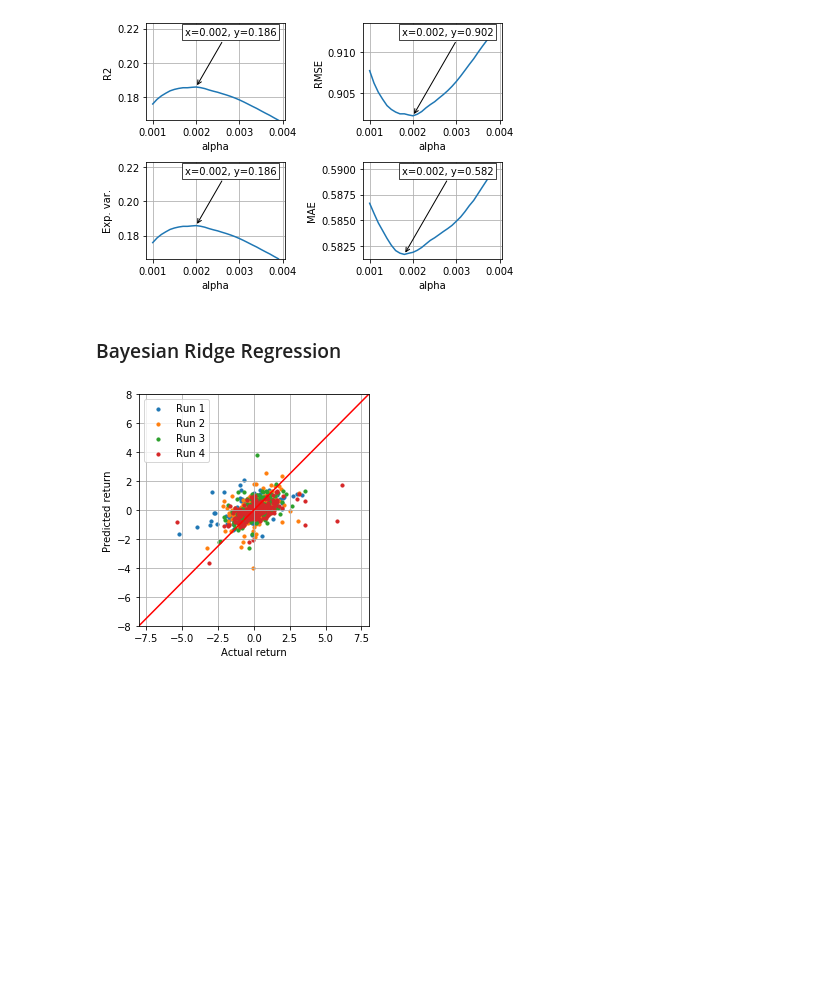
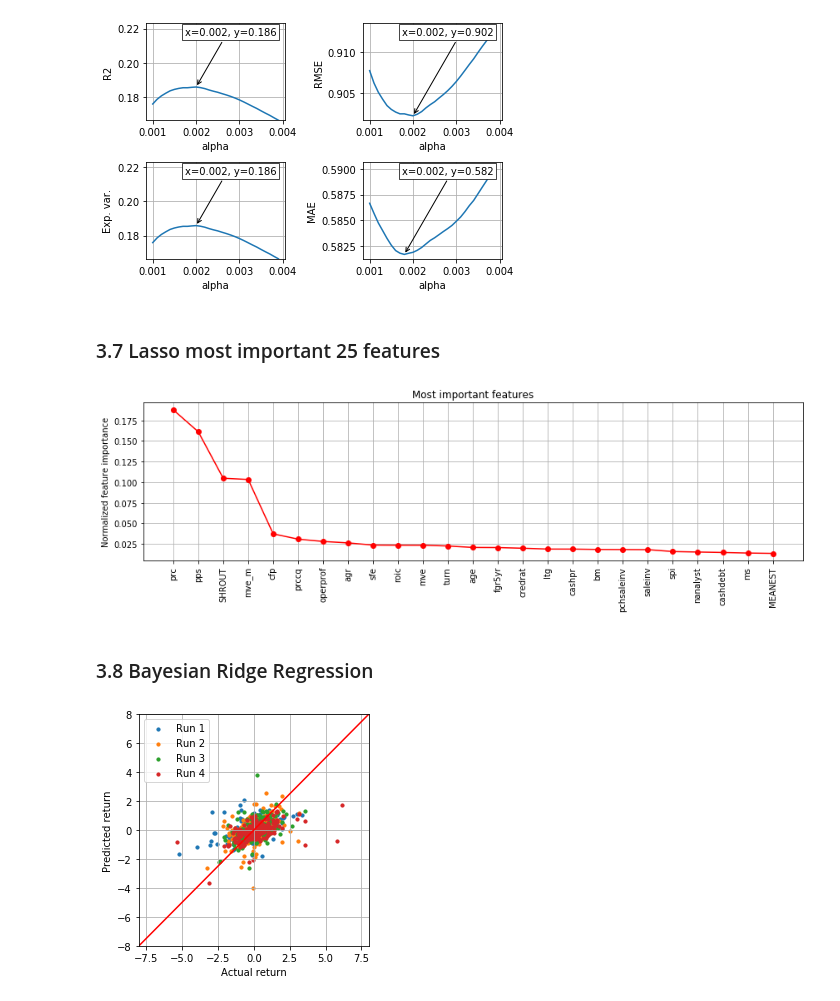
Before and after one commit to yxr126/yujiaren, a Jupyter notebook: Stock_return.ipynb, the cells around one changed output. Cells and saved outputs as stored; diff of their text form; code cells hidden in the pictures; blank space fills up the shorter version.

```diff
--- a/Stock_return.ipynb
+++ b/Stock_return.ipynb
@@ -324,12 +330,15 @@ def evaluation(x, y, metric, alpha, if_plot=True):
     x_trains, x_tests, y_trains, y_tests = k_fold(x, y, n_splits=4)
     y_true = []
     y_pred = []
+    coeffs = []
     for i in range(len(x_trains)):
         x_train = x_trains[i]
         x_test = x_tests[i]
         y_train = y_trains[i]
         y_test = y_tests[i]
-        y_pred.append(metric(x_train, x_test, y_train, y_test, alpha)[0])
+        result = metric(x_train, x_test, y_train, y_test, alpha)
+        y_pred.append(result[0])
+        coeffs.append(result[1])
         y_true.append(y_tests[i])
     # evaluation
     if if_plot == True:
@@ -345,7 +354,10 @@ def evaluation(x, y, metric, alpha, if_plot=True):
         print('RMSE: {:>20.4f}'.format(rmse))
         print('MAE: {:>21.4f}'.format(mae))
         print('Explained variance: {:>4.4f}'.format(expl))
-    return r2, rmse, expl, mae
+    if metric == lasso:
+        return r2, rmse, expl, mae, coeffs
+    else:
+        return r2, rmse, expl, mae
 # %%
 x, y, column_names = generate_data(sic2_number=1)
 # %% [markdown]
@@ -382,5 +394,5 @@ plot_alpha_effect(x, y, metric=ridge, alphas=alphas)
 # %%
-r2, rmse, expl, mae = evaluation(x, y, metric=lasso, alpha=0.002)
+r2, rmse, expl, mae, coeffs = evaluation(x, y, metric=lasso, alpha=0.002)
 # %% [output]
 [figure]
 R2:                 0.1859
@@ -394,8 +406,28 @@ alphas = np.arange(0.001, 0.004, 0.0001)
 plot_alpha_effect(x, y, metric=lasso, alphas=alphas)
 # %% [output]
 [figure]
+# %% [markdown]
+### 3.7 Lasso most important 25 features
+# %%
+coeff = np.array(coeffs)
+coeff = np.abs(coeff).sum(axis=0)
+top_25_weights= coeff.argsort()[-25:][::-1]
+top25 = np.array([column_names[i] for i in top_25_weights])
+top25_values = np.array([coeff[i] for i in top_25_weights])
+top25_values_normalized = top25_values/top25_values.sum()
+plt.figure(figsize=(12,4))
+x_plot = np.arange(0,25,1)
+y_plot = top25_values_normalized
+plt.plot(x_plot, y_plot, 'r-o')
+plt.grid()
+plt.xticks(x_plot, top25, rotation=90)
+plt.ylabel('Normalized feature importance')
+plt.title('Most important features')
+plt.tight_layout()
+# %% [output]
+[figure, added]
 # %% [markdown]
-### Bayesian Ridge Regression
+### 3.8 Bayesian Ridge Regression
 # %%
 r2, rmse, expl, mae = evaluation(x, y, metric=bayesianridge, alpha=7.3)
 # %% [output]
```
Also changed, not shown: parts of 62 cells of this notebook, 8 other files.
